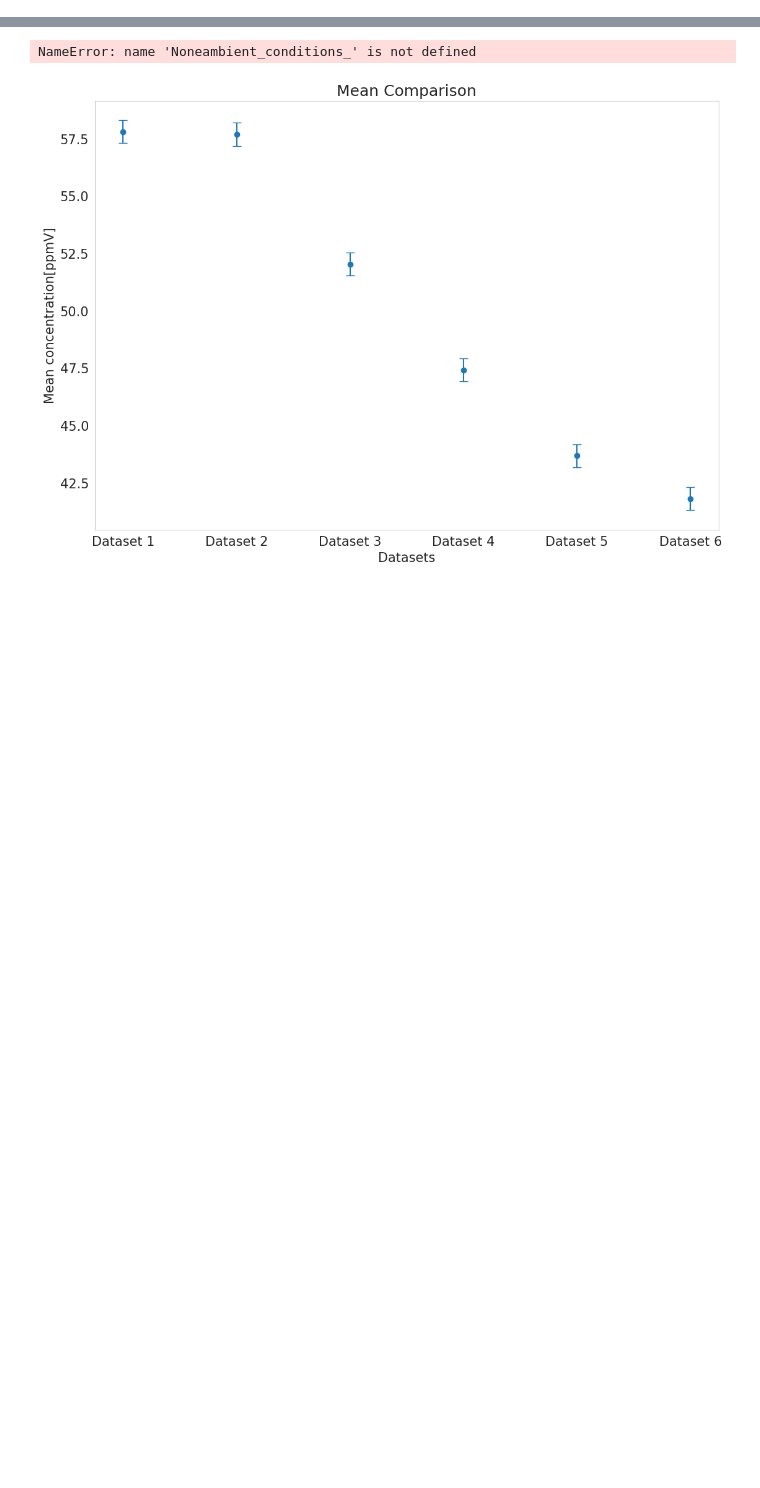
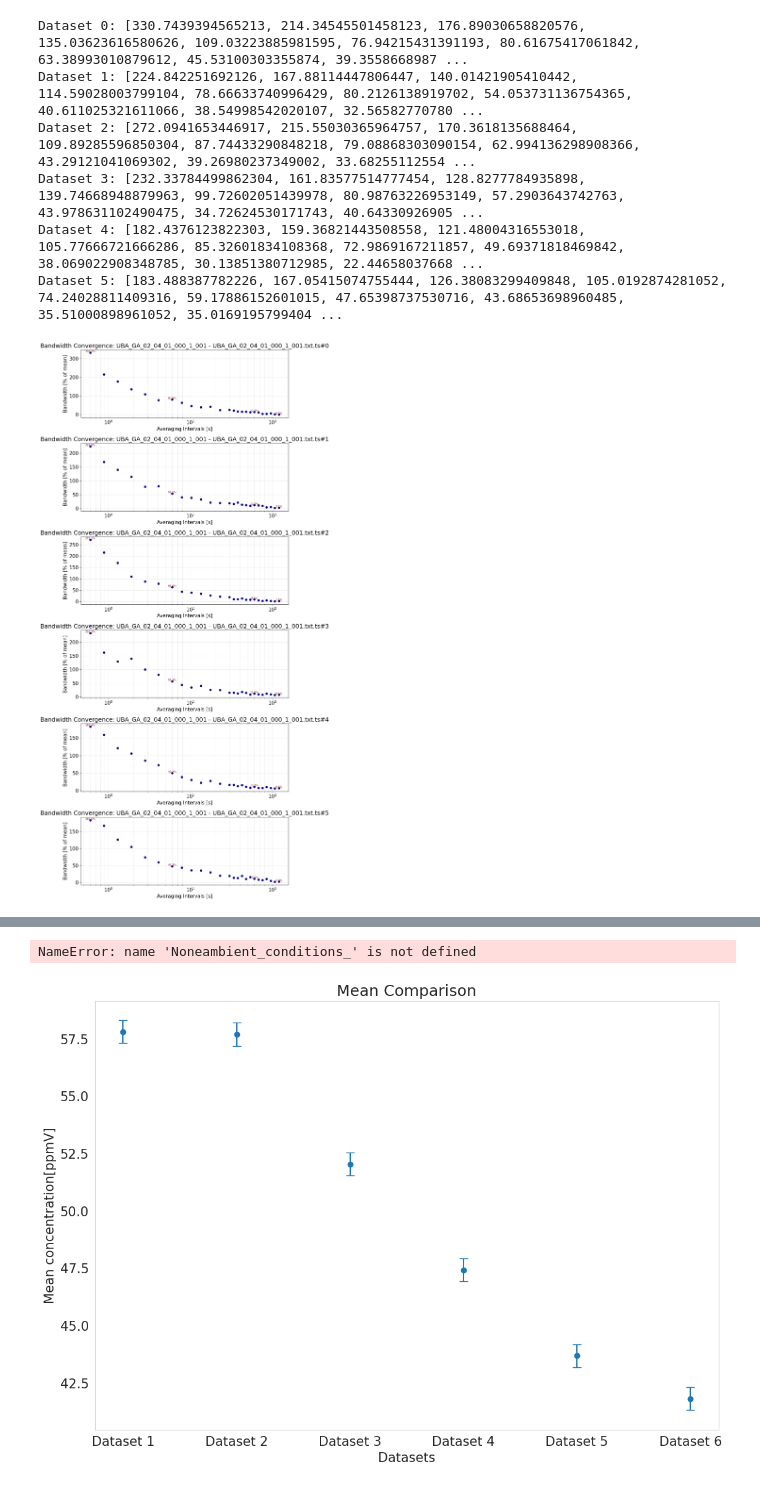
Before and after one commit to se04ber/WTSoftwareUtilitiesShare, a Jupyter notebook: Example_PointConc_Analysis_200325_Analysis_deploy.ipynb, the cells around one changed output, grey strips where cells are left out. Drawn from its saved outputs; the diff is of its cells as text; code cells hidden in the pictures; blank space fills up the shorter version.

Commit message:
Add percentage Option and visualization to convergence plot

```diff
--- a/Example_PointConc_Analysis_200325_Analysis_deploy.ipynb
+++ b/Example_PointConc_Analysis_200325_Analysis_deploy.ipynb
@@ -505,8 +565,8 @@ for file in file_names:
 # Configuration
 plot_type = "both" #"bandwidth"  # Options: "bandwidth", "convergence", "both"
 dimensionless = True #True: Plot dimensionless c* on y-axsis instead of c_net[ppmV]
-percentage= False    #True: For Bandwidth plot: Plot Bandwidth percentage of mean
-visualizePercentage=False #True: For Bandwidth also add ticks with the actual values at the averaging_intervals points of the bandwidth/percentage
+percentage= True    #True: For Bandwidth plot: Plot Bandwidth percentage of mean
+visualizePercentage=True #True: For Bandwidth also add ticks with the actual values at the averaging_intervals points of the bandwidth/percentage
 
 averaging_intervals = [60*0.01, 60*0.1, 60*0.5, 60*1.0, 60*2.0]  # in seconds
 time_freq = 0.010  # s #Manually implace frequence between each measurement point, if dynamic write time_freq= dynamic
@@ -515,7 +575,7 @@ set_xlog = True  #Set x-axsis to log
 
 xLabel = "Time Interval"
 yLabel = "Windspeed [m/s]"
-DataColor = "darkblue"
+DataColor = "navy"
 Labels = None
 xAchse = None
 yAchse = None
@@ -557,7 +617,7 @@ if plot_type in ["bandwidth", "both"]:
         axes1 = [axes1]
     for i, (bandwidth, ts_v_avg, ax, label) in enumerate(zip(bandwidths_all, ts_v_avg_all, axes1, dataset_labels)):
         print(f"Dataset {i}: {bandwidth}")
-        ax.plot(averaging_intervals_use, bandwidth, "o", label=label if Labels is None else Labels[i])
+        ax.plot(averaging_intervals_use, bandwidth, "o",c=DataColor, label=label if Labels is None else Labels[i])
 
         ax.set_xlabel("Averaging Intervals [s]")
         ax.set_ylabel("Bandwidth [% of mean]" if percentage else "Bandwidth [ppmV]")
@@ -591,30 +651,38 @@ if plot_type in ["convergence", "both"]:
     n_datasets = len(means_all)
     fig2, axes = plt.subplots(n_datasets, 1, figsize=(10, 4*n_datasets), sharex=False)
     if n_datasets == 1: # Handle single dataset case
         axes = [axes]
     for i, (means, ax, label) in enumerate(zip(means_all, axes, dataset_labels)):
         # Collect min and max values for each interval for grey background coloring
         min_vals = []
         max_vals = []
         intervals_with_data = []
         for interval, avg_data in zip(averaging_intervals_use, means):
             if len(avg_data) > 0:
                 min_vals.append(np.min(avg_data))
                 max_vals.append(np.max(avg_data))
                 intervals_with_data.append(interval)
         if len(intervals_with_data) > 0: #Also plot connected shaded region
             ax.fill_between(intervals_with_data, min_vals, max_vals,
                            color='grey', alpha=0.3, zorder=1)
         #Satter points on top
         for interval, avg_data in zip(averaging_intervals_use, means):
             ax.scatter(np.ones(len(avg_data)) * interval,
                       avg_data,
                       s=15, c="navy", marker='o', alpha=0.6, zorder=2)
         ax.set_ylabel(yLabel)
         ax.set_xlabel("Averaging Intervals [s]")
         ax.set_title(f'Convergence Test: {label}')
         ax.grid(True, which='both', alpha=0.3)
         if set_xlog:
             ax.set_xscale('log')
     plt.tight_layout()
     plt.show()
+# %% [output]
+Dataset 0: [330.7439394565213, 214.34545501458123, 176.89030658820576, 135.03623616580626, 109.03223885981595, 76.94215431391193, 80.61675417061842, 63.38993010879612, 45.53100303355874, 39.3558668987 ...
+Dataset 1: [224.842251692126, 167.88114447806447, 140.01421905410442, 114.59028003799104, 78.66633740996429, 80.2126138919702, 54.053731136754365, 40.611025321611066, 38.54998542020107, 32.56582770780 ...
+Dataset 2: [272.0941653446917, 215.55030365964757, 170.3618135688464, 109.89285596850304, 87.74433290848218, 79.08868303090154, 62.994136298908366, 43.29121041069302, 39.26980237349002, 33.68255112554 ...
+Dataset 3: [232.33784499862304, 161.83577514777454, 128.8277784935898, 139.74668948879963, 99.72602051439978, 80.98763226953149, 57.2903643742763, 43.978631102490475, 34.72624530171743, 40.64330926905 ...
+Dataset 4: [182.4376123822303, 159.36821443508558, 121.48004316553018, 105.77666721666286, 85.32601834108368, 72.9869167211857, 49.69371818469842, 38.069022908348785, 30.13851380712985, 22.44658037668 ...
+Dataset 5: [183.488387782226, 167.05415074755444, 126.38083299409848, 105.0192874281052, 74.24028811409316, 59.17886152601015, 47.65398737530716, 43.68653698960485, 35.51000898961052, 35.0169195799404 ...
+[figure, added]
```
Also changed, not shown: parts of 7 cells of this notebook, 12 other files.
